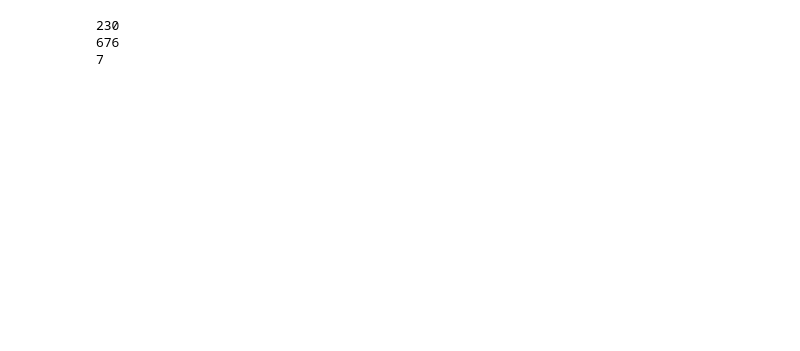
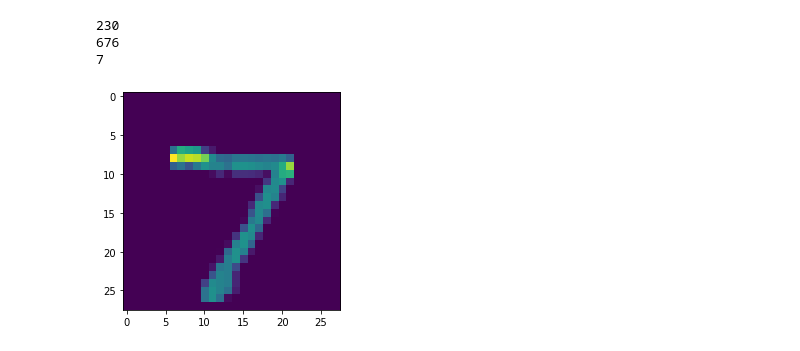
Before and after one commit to ulrikSebastienR/Colab-python-diaries, a Jupyter notebook: sentdex_deep_learning1.ipynb, the cells around one changed output. Saved outputs shown, nothing was run; the diff lists cells and outputs as text; code cells hidden in the pictures; blank space fills up the shorter version.

```diff
--- a/sentdex_deep_learning1.ipynb
+++ b/sentdex_deep_learning1.ipynb
@@ -260,3 +275,8 @@ print(np.argmax(predictions[0]))
 230
 676
 7
+# %%
+plt.imshow(x_test[0])
+plt.show()
+# %% [output]
+[figure, added]
```
Also changed, not shown: parts of 7 cells of this notebook.
